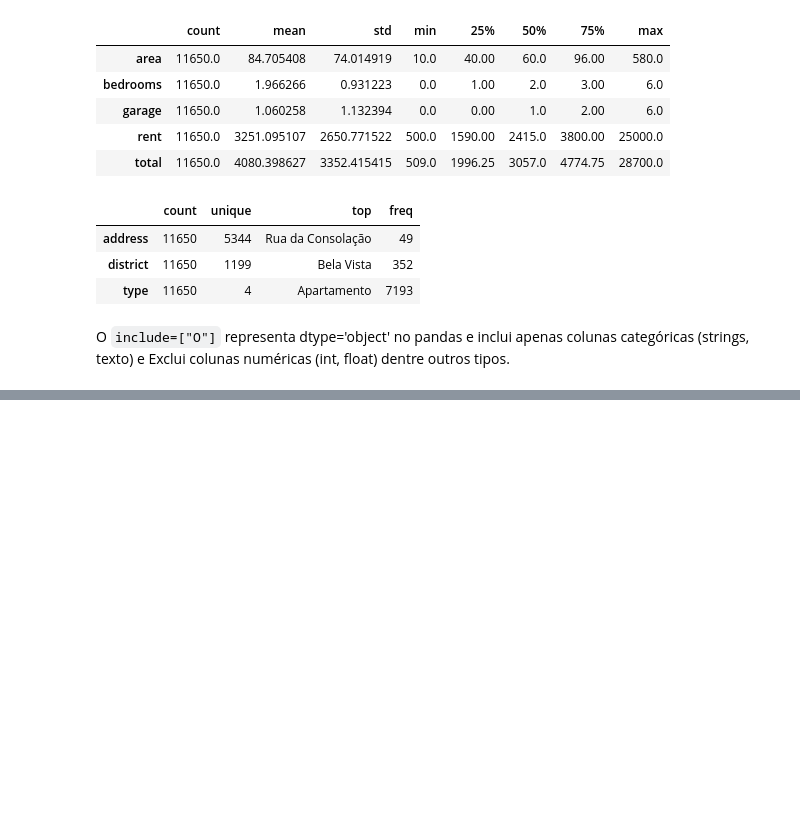
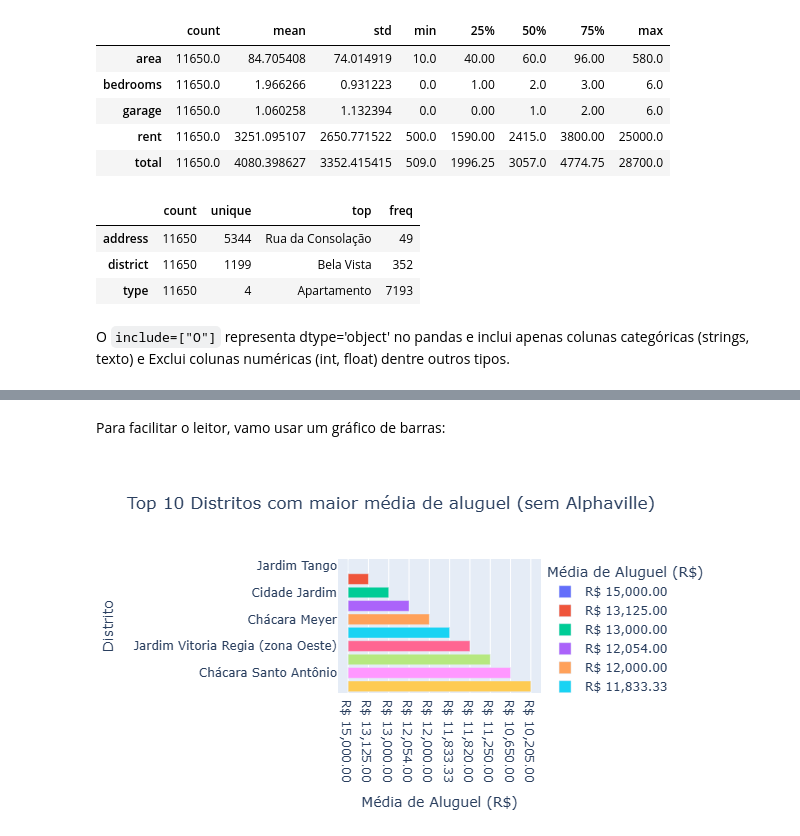
Before and after one commit to leonamcassemir0/analise-de-ponta, a Jupyter notebook: sao_paulo_housing_prices.ipynb, the cells around one changed output, grey strips where cells are left out. Drawn from its saved outputs; the diff is of its cells as text; code cells hidden in the pictures; blank space fills up the shorter version.

```diff
--- a/sao_paulo_housing_prices.ipynb
+++ b/sao_paulo_housing_prices.ipynb
@@ -575,0 +622,11 @@ O `include=["O"]` representa dtype='object' no pandas e inclui apenas colunas ca
+# %%
+distritos_rent = aptos.groupby('district')['rent'].mean().reset_index()
+distritos_rent = distritos_rent[~distritos_rent['district'].str.lower().str.contains('alphaville')]
+top_distritos_rent = distritos_rent.sort_values('rent', ascending=False)[:10]
+
+top_distritos_rent.columns = ['Distrito', 'Média do Aluguel']
+top_distritos_rent['Média do Aluguel'] = top_distritos_rent['Média do Aluguel']\
+.apply(lambda x: "R$ {:,.2f}".format(x))
+
+print("Top 10 Distritos com maior média de aluguel")
+print(top_distritos_rent)
@@ -575,0 +646,15 @@ O `include=["O"]` representa dtype='object' no pandas e inclui apenas colunas ca
+# %% [markdown]
+Para facilitar o leitor, vamo usar um gráfico de barras:
+# %%
+fig = px.bar(top_distritos_rent,
+             y='Distrito',
+             x='Média do Aluguel',
+             orientation='h',
+             title='Top 10 Distritos com maior média de aluguel (sem Alphaville)',
+             labels={'Média do Aluguel': 'Média de Aluguel (R$)', 'Distrito': 'Distrito'},
+             color='Média do Aluguel')
+
+fig.update_yaxes(autorange='reversed')
+fig.show()
+# %% [output]
+[figure, added]
```
Also changed, not shown: parts of 15 cells of this notebook.
